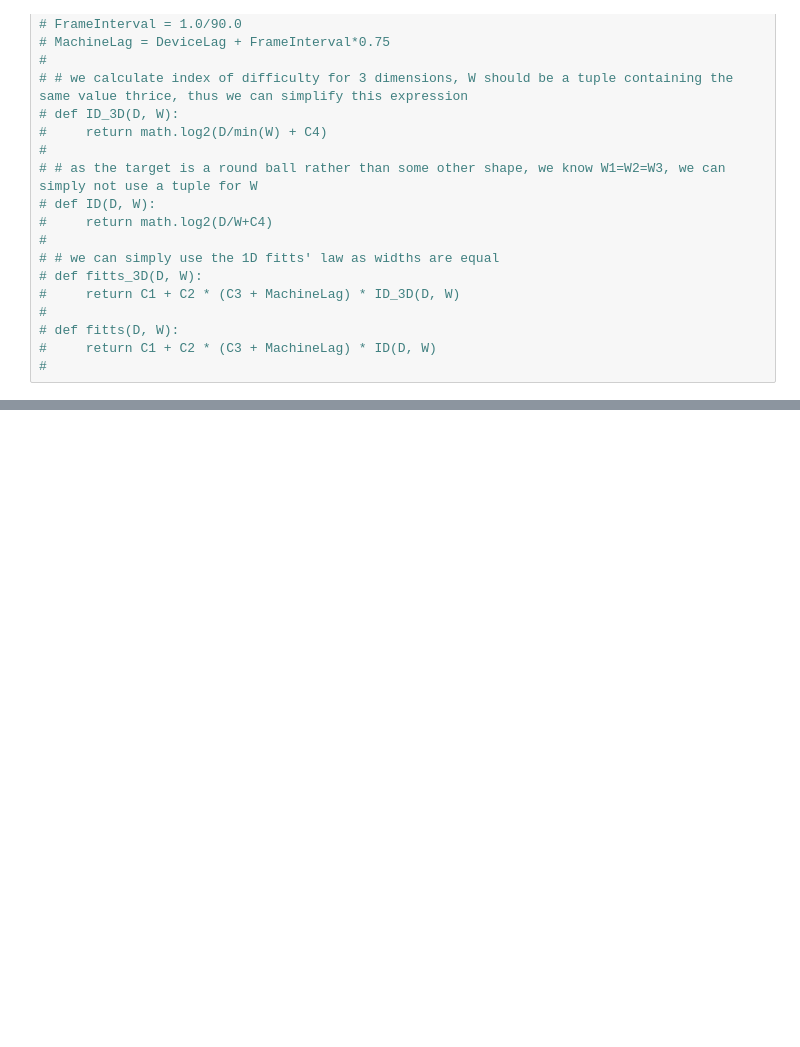
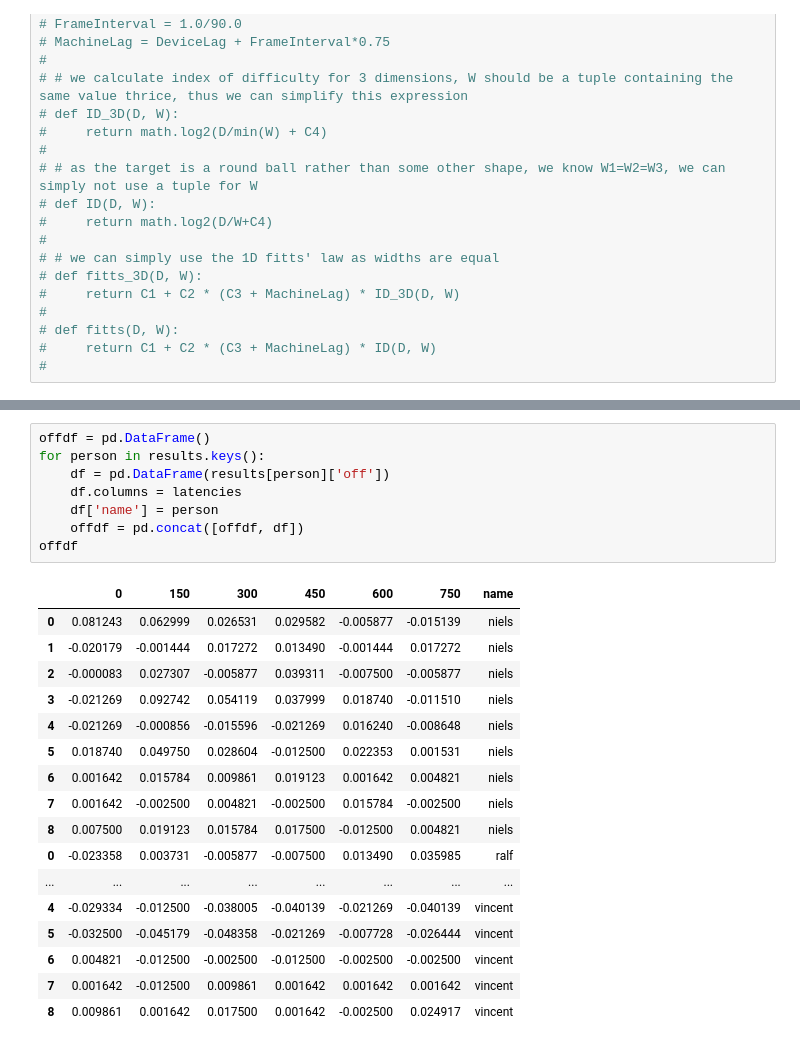
Before and after one commit to vimodev/2IMV25, a Jupyter notebook: Analysis/analysis.ipynb, the cells around one changed output, grey strips where cells are left out. Cells and saved outputs as stored; diff of their text form; blank space fills up the shorter version.

```diff
--- a/Analysis/analysis.ipynb
+++ b/Analysis/analysis.ipynb
@@ -172,0 +238,26 @@ latencydf
+# %%
+offdf = pd.DataFrame()
+for person in results.keys():
+    df = pd.DataFrame(results[person]['off'])
+    df.columns = latencies
+    df['name'] = person
+    offdf = pd.concat([offdf, df])
+offdf
+# %% [output]
+|  | 0 | 150 | 300 | 450 | 600 | 750 | name |
+| 0 | 0.081243 | 0.062999 | 0.026531 | 0.029582 | -0.005877 | -0.015139 | niels |
+| 1 | -0.020179 | -0.001444 | 0.017272 | 0.013490 | -0.001444 | 0.017272 | niels |
+| 2 | -0.000083 | 0.027307 | -0.005877 | 0.039311 | -0.007500 | -0.005877 | niels |
+| 3 | -0.021269 | 0.092742 | 0.054119 | 0.037999 | 0.018740 | -0.011510 | niels |
+| 4 | -0.021269 | -0.000856 | -0.015596 | -0.021269 | 0.016240 | -0.008648 | niels |
+| 5 | 0.018740 | 0.049750 | 0.028604 | -0.012500 | 0.022353 | 0.001531 | niels |
+| 6 | 0.001642 | 0.015784 | 0.009861 | 0.019123 | 0.001642 | 0.004821 | niels |
+| 7 | 0.001642 | -0.002500 | 0.004821 | -0.002500 | 0.015784 | -0.002500 | niels |
+| 8 | 0.007500 | 0.019123 | 0.015784 | 0.017500 | -0.012500 | 0.004821 | niels |
+| 0 | -0.023358 | 0.003731 | -0.005877 | -0.007500 | 0.013490 | 0.035985 | ralf |
+| ... | ... | ... | ... | ... | ... | ... | ... |
+| 4 | -0.029334 | -0.012500 | -0.038005 | -0.040139 | -0.021269 | -0.040139 | vincent |
+| 5 | -0.032500 | -0.045179 | -0.048358 | -0.021269 | -0.007728 | -0.026444 | vincent |
+| 6 | 0.004821 | -0.012500 | -0.002500 | -0.012500 | -0.002500 | -0.002500 | vincent |
+| 7 | 0.001642 | -0.012500 | 0.009861 | 0.001642 | 0.001642 | 0.001642 | vincent |
+| 8 | 0.009861 | 0.001642 | 0.017500 | 0.001642 | -0.002500 | 0.024917 | vincent |
```
Also changed, not shown: parts of 5 cells of this notebook.
